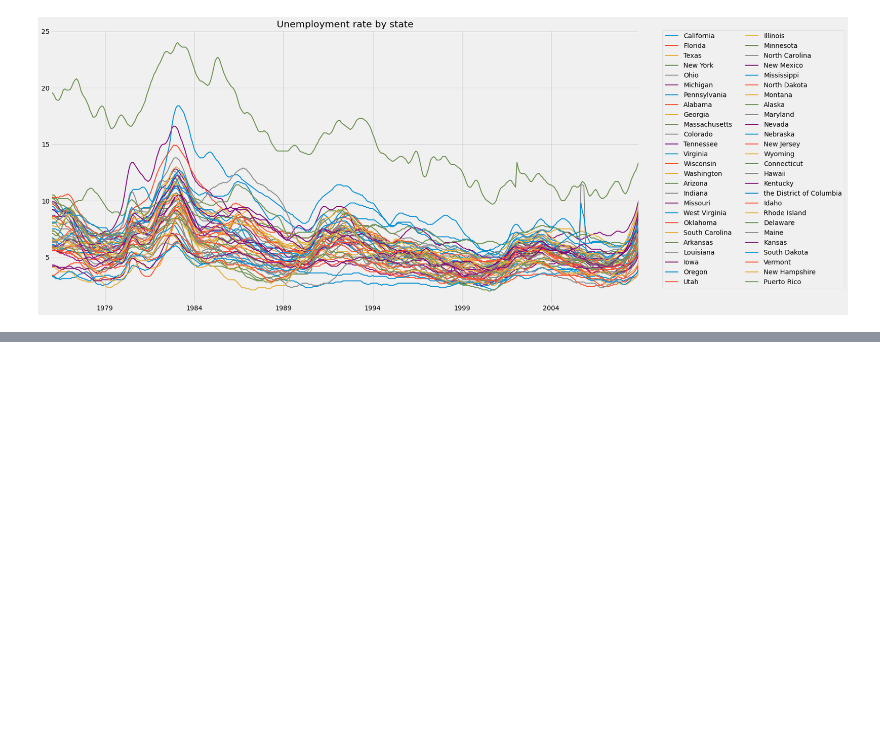
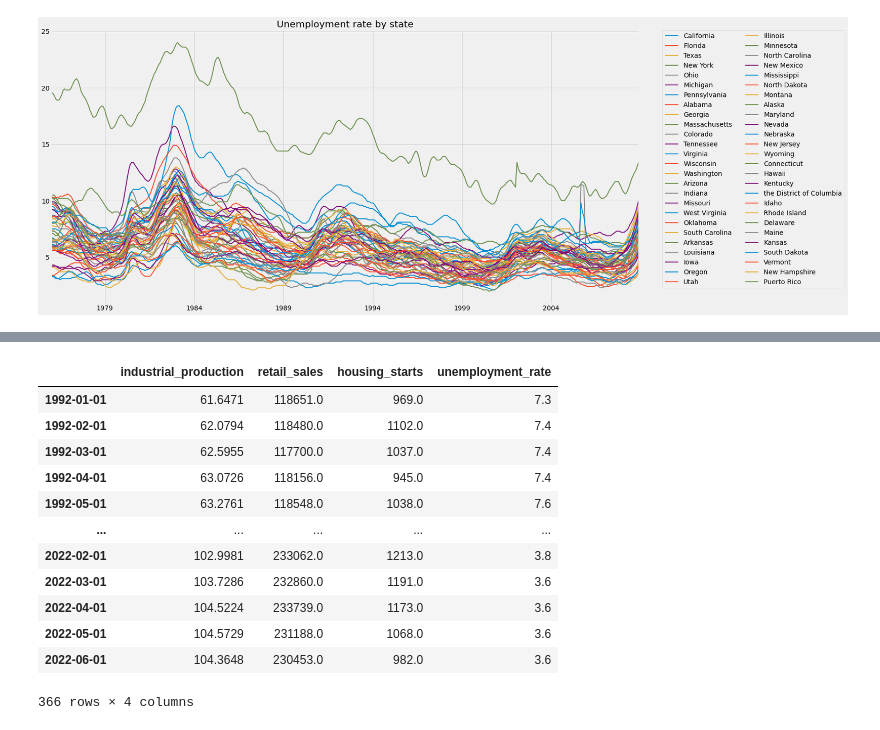
Before and after one commit to kevinmiguel97/Unemployment-analysis, a Jupyter notebook: notebook_unemployment.ipynb, the cells around one changed output, grey strips where cells are left out. Cells and saved outputs as stored; diff of their text form; code cells hidden in the pictures; blank space fills up the shorter version.

```diff
--- a/notebook_unemployment.ipynb
+++ b/notebook_unemployment.ipynb
@@ -199,0 +256,16 @@ l1 = plt.legend(bbox_to_anchor=(1.04,1), borderaxespad=0, ncol=2)
+# %%
+merged_df
+# %% [output]
+|  | industrial_production | retail_sales | housing_starts | unemployment_rate |
+| 1992-01-01 | 61.6471 | 118651.0 | 969.0 | 7.3 |
+| 1992-02-01 | 62.0794 | 118480.0 | 1102.0 | 7.4 |
+| 1992-03-01 | 62.5955 | 117700.0 | 1037.0 | 7.4 |
+| 1992-04-01 | 63.0726 | 118156.0 | 945.0 | 7.4 |
+| 1992-05-01 | 63.2761 | 118548.0 | 1038.0 | 7.6 |
+| ... | ... | ... | ... | ... |
+| 2022-02-01 | 102.9981 | 233062.0 | 1213.0 | 3.8 |
+| 2022-03-01 | 103.7286 | 232860.0 | 1191.0 | 3.6 |
+| 2022-04-01 | 104.5224 | 233739.0 | 1173.0 | 3.6 |
+| 2022-05-01 | 104.5729 | 231188.0 | 1068.0 | 3.6 |
+| 2022-06-01 | 104.3648 | 230453.0 | 982.0 | 3.6 |
+366 rows × 4 columns
```
Also changed, not shown: parts of 5 cells of this notebook.
